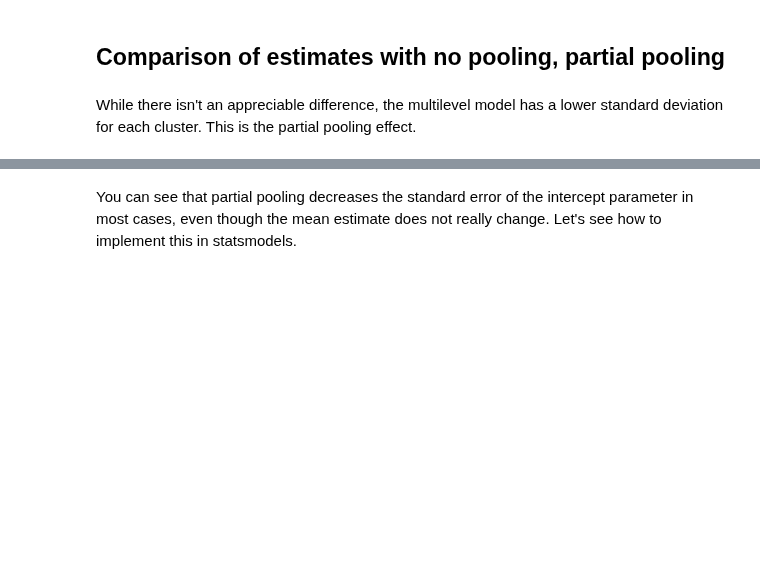
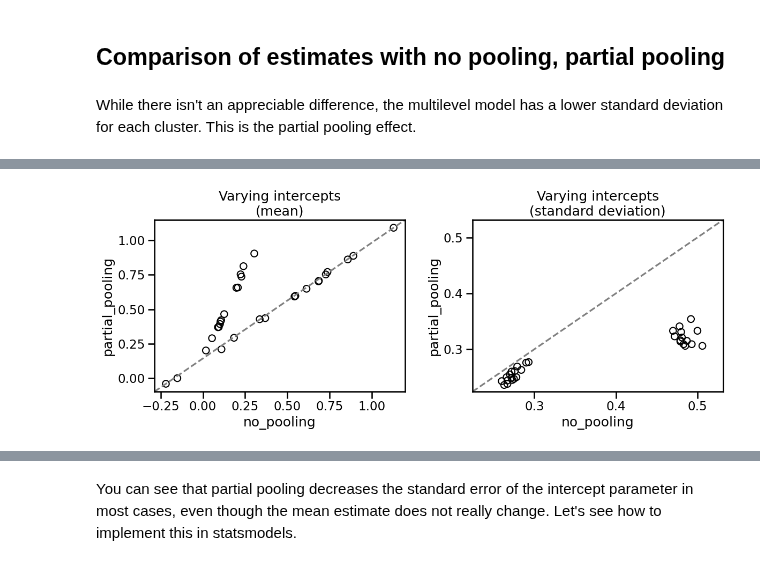
Before and after one commit to benslack19/benslack19.github.io, a Jupyter notebook: _posts_drafts/2024-05-29-time-series-varying-effects.ipynb, the cells around one changed output, grey strips where cells are left out. Cells and saved outputs as stored; diff of their text form; code cells hidden in the pictures; blank space fills up the shorter version.

```diff
--- a/_posts_drafts/2024-05-29-time-series-varying-effects.ipynb
+++ b/_posts_drafts/2024-05-29-time-series-varying-effects.ipynb
@@ -316,0 +346,4 @@ While there isn't an appreciable difference, the multilevel model has a lower st
+# %%
+plot_comparison(trace_m0, trace_m1, var="a", xlabel="no_pooling", ylabel="partial_pooling", title="Varying intercepts")
+# %% [output]
+[figure, added]
```
Also changed, not shown: parts of 28 cells of this notebook, 7 other files.
